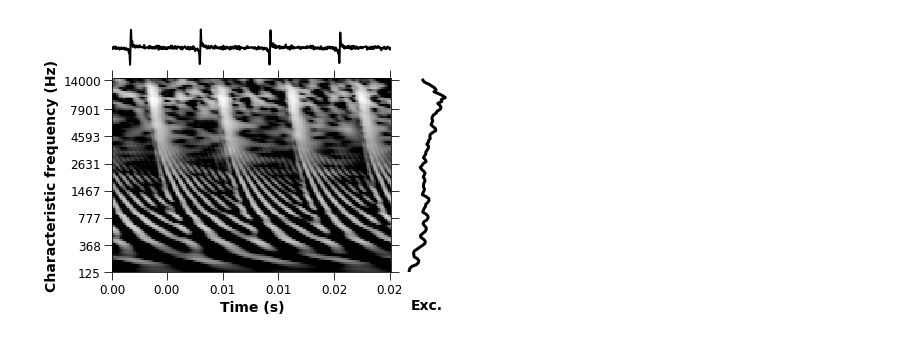
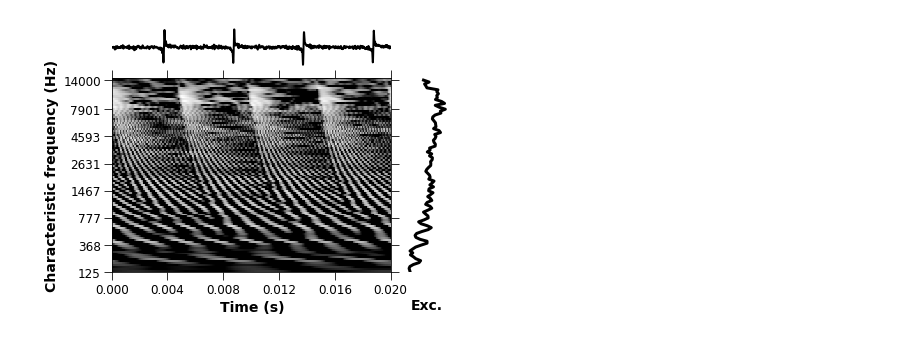
Before and after one commit to msaddler/bez2018model, a Jupyter notebook: notebook_debug_bez2018model.ipynb, the cells around one changed output. Drawn from its saved outputs; the diff is of its cells as text; code cells hidden in the pictures.

Commit message:
successfully adjusting phase-locking limits with IHC lowpass filter params

```diff
--- a/notebook_debug_bez2018model.ipynb
+++ b/notebook_debug_bez2018model.ipynb
@@ -21,14 +21,21 @@ import scipy.signal
 import scipy.io.wavfile
 # %%
 kwargs_nervegram_meanrates = {
-    'meanrates_params': {'dur': 0.020, 'buffer_start_dur': 0.074, 'buffer_end_dur': 0.0259},
+    'meanrates_params': {
+        'dur': 0.020,
+        'fs':20e3,
+        'buffer_start_dur': 0.074,
+        'buffer_end_dur': 0.0259
+    },
     'ANmodel_params': {
         'num_cfs': 100,
         'min_cf':125,
         'max_cf':14e3,
         'spont_list':[70.0],
         'cohc':1.0,
-        'bandwidth_scale_factor':2.0,
+        'bandwidth_scale_factor':1.0,
+        'IhcLowPass_cutoff': 3000.0,
+        'IhcLowPass_order': 1,
     },
 #     'lpfilter_params': {'order': 6, 'cutoff': 1000.0},
 }
@@ -102,7 +109,7 @@ def make_plot(pin_fs, pin, mr_fs, mr, freq,
     freq_idx = np.linspace(0, freq.shape[0]-1, 8, dtype=int)
     freq_labels = ['{:.0f}'.format(freq[itr0]) for itr0 in freq_idx]
     time_idx = np.linspace(0, mr_time.shape[0]-1, 6, dtype=int)
-    time_labels = ['{:.2f}'.format(mr_time[itr0]) for itr0 in time_idx]
+    time_labels = ['{:.3f}'.format(mr_time[itr0]) for itr0 in time_idx]
 
     fig, ax = plt.subplots(nrows=2, ncols=2, figsize=figsize,
                            gridspec_kw={'height_ratios':[1,5], 'width_ratios':[7,1], 'hspace':0.1, 'wspace':0.1},
@@ -135,34 +142,34 @@ def make_plot(pin_fs, pin, mr_fs, mr, freq,
     ax[1,1].plot(np.sum(mr, axis=1), np.arange(0, mr.shape[0]), 'k', lw=lw_excitation)
 
     ax[1,1].set_xticks([])
     ax[1,1].set_yticks([])
 
     ax[1,1].spines["top"].set_visible(False)
     ax[1,1].spines["bottom"].set_visible(False)
     ax[1,1].spines["right"].set_visible(False)
     ax[1,1].spines["left"].set_visible(False)
     ax[1,1].set_ylim([0, mr.shape[0]])
     ax[1,1].set_xlabel('Exc.', fontsize=xfont, fontweight='bold', labelpad=tickfont+xfont)
 #     ax[1,1].spines["bottom"].set_visible(False)
 #     ax[1,1].spines["left"].set_visible(False)
 
     plt.show()
 
     return fig, ax
 
 
 pin_fs = out_dict['pin_fs']
 pin = out_dict['pin']
 mr_fs = out_dict['meanrates_fs']
 mr = out_dict['meanrates']
 freq = out_dict['cf_list']
 pin_fs = out_dict['pin_fs']
 fig, ax = make_plot(pin_fs, pin, mr_fs, mr, freq, figsize=(6, 4.5),
                     xfont=14, yfont=14, tickfont=12,
                     min_time=None, max_time=None,
                     lw_stimulus=2, lw_excitation=3)
 # %% [output]
-[figure, old version]
+[figure, new version]
 # %%
 
 fontsize=14
```
Also changed, not shown: parts of 1 cell of this notebook, 1 other file.
